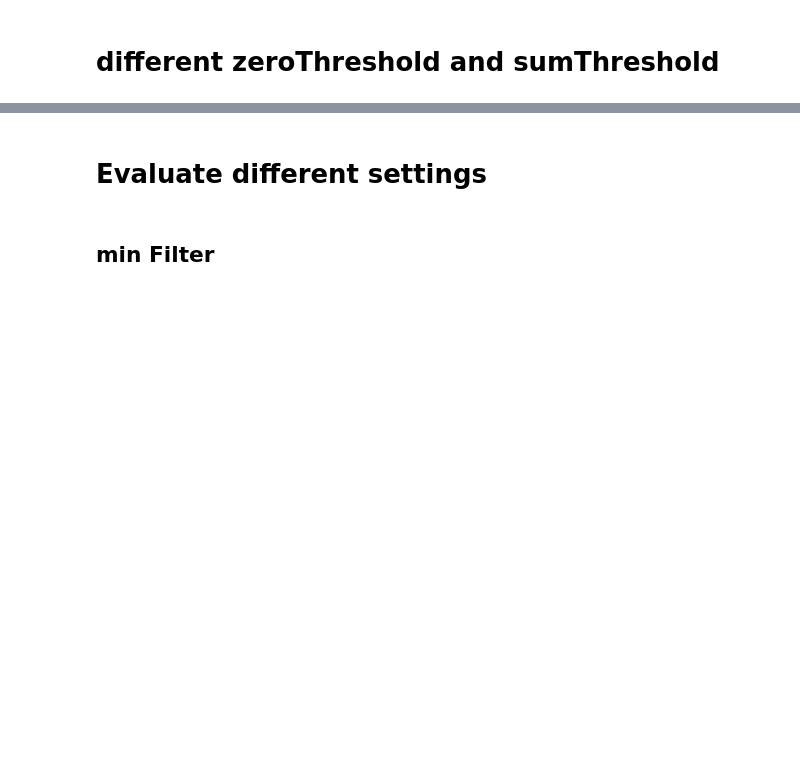
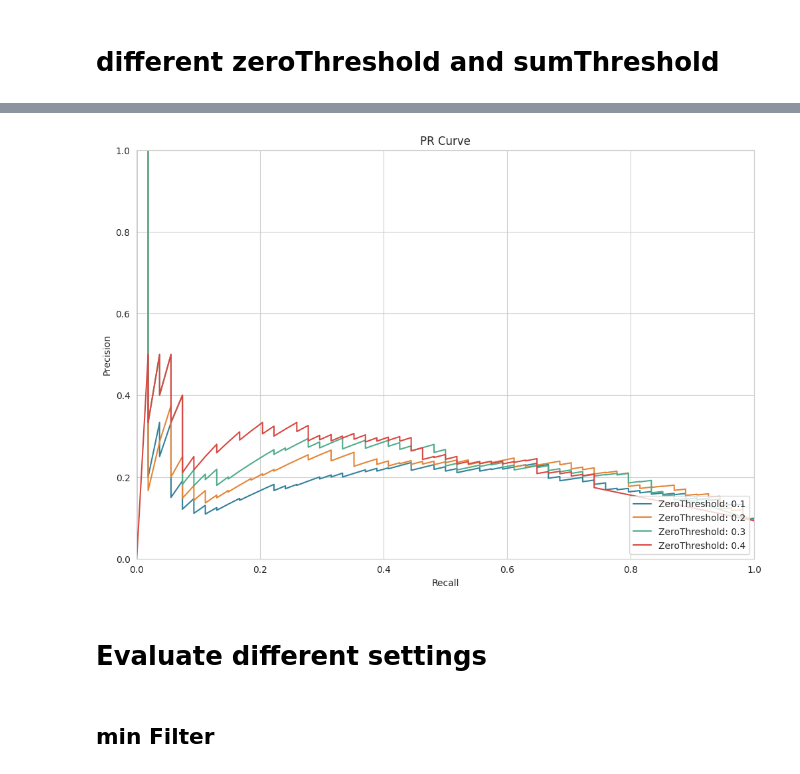
Before and after one commit to klusertim/heronWorkspace, a Jupyter notebook: 2_postProcessing/postProcess.ipynb, the cells around one changed output, grey strips where cells are left out. Saved outputs shown, nothing was run; the diff lists cells and outputs as text; code cells hidden in the pictures; blank space fills up the shorter version.

```diff
--- a/2_postProcessing/postProcess.ipynb
+++ b/2_postProcessing/postProcess.ipynb
@@ -171,3 +200,17 @@ plt.show()
+# %%
+plt.figure(figsize = (12,8))
+for i in range (zeroThresholdArr.shape[0]):
+    precision, recall, thresholds = precision_recall_curve(lblVals, sumVals[:, i])
+    plt.plot(recall, precision, label=f'ZeroThreshold: {zeroThresholdArr[i]:0.1f}')
+
+plt.margins(0)
+plt.xlabel('Recall')
+plt.ylabel('Precision')
+plt.title('PR Curve')
+plt.legend(loc="lower right")
+plt.show()
+# %% [output]
+[figure, added]
 # %% [markdown]
 # Evaluate different settings
 # %%
```
Also changed, not shown: parts of 6 cells of this notebook, 1 other file.
